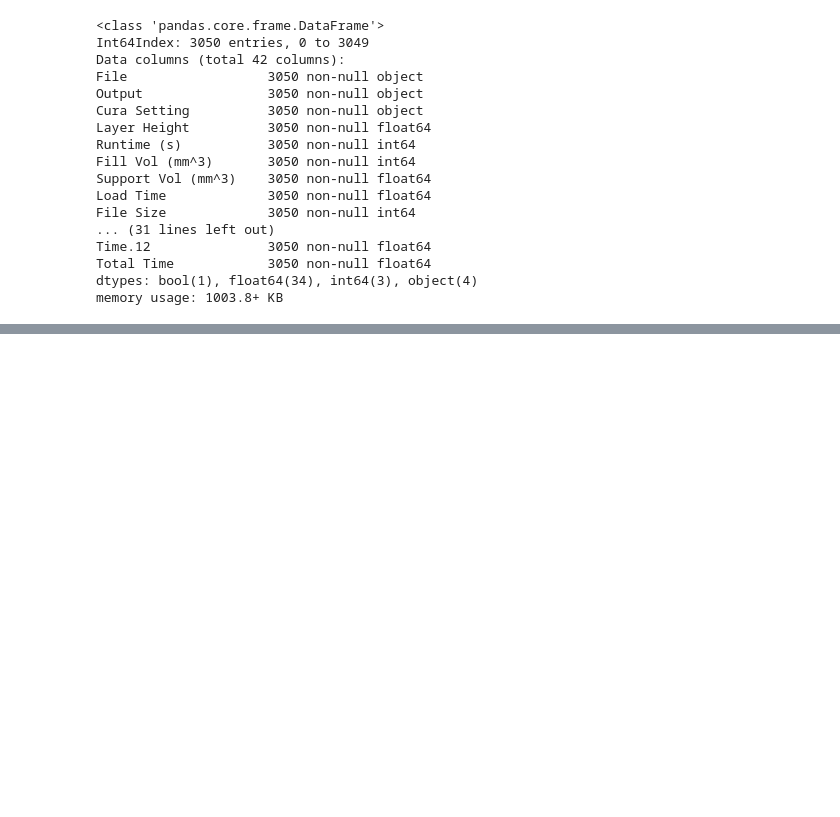
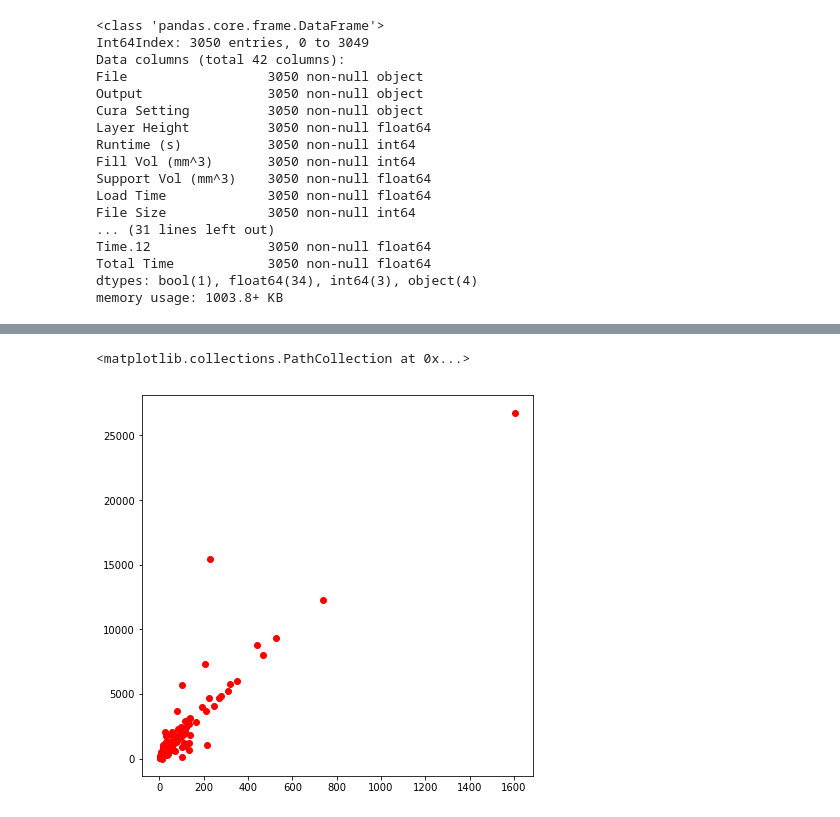
Before and after one commit to franktma/3dforecaster, a Jupyter notebook: analysis/Datasets.ipynb, the cells around one changed output, grey strips where cells are left out. Cells and saved outputs as stored; diff of their text form; code cells hidden in the pictures; blank space fills up the shorter version.

```diff
--- a/analysis/Datasets.ipynb
+++ b/analysis/Datasets.ipynb
@@ -252,0 +259,25 @@ mergedall.to_csv('../data/round2/batch2_all_viable_merged_v2.csv')
+# %%
+#Load the dataset
+data=pd.read_csv('../data/round2/batch2_all_viable_merged_v2.csv')
+from TDPPredictor import *
+setup_df(data)
+
+#filter dataset
+Vmin=1.
+Vmax=2000.
+anafilter=(data['Vmes']>Vmin)&(data['Vmes']<Vmax)&(data['Watertight']==True)&( (data['t']/data['Vmes'])<100)
+sd=data[anafilter]
+
+# cut numbers
+ndata=len(data)
+nselected=len(sd)
+ntrain=np.int(nselected*0.6)
+nval=np.int(nselected*0.3)
+nholdout=np.int(nselected*0.1)
+print 'total input:', ndata, 'total selected:', nselected, 'selection efficiency:', np.divide(nselected,np.float(ndata))
+# test first on the training set
+sd_test_train = sd.head(ntrain+nval)
+sd_train = sd_test_train.head(ntrain)
+sd_test = sd_test_train.tail(nval)
+sd_holdout = sd.tail(nholdout)
+print 'train on:',len(sd_train), 'testing on:',len(sd_test), 'hold-out:', len(sd_holdout)
@@ -252,0 +306,6 @@ mergedall.to_csv('../data/round2/batch2_all_viable_merged_v2.csv')
+# %%
+fig, axes = plt.subplots(nrows=1, ncols=1,figsize=(7,7))
+axes.scatter(sd_holdout["Vmes"],sd_holdout["t"],color='red')
+# %% [output]
+<matplotlib.collections.PathCollection at 0x...>
+[figure, added]
```
Also changed, not shown: parts of 3 cells of this notebook.
